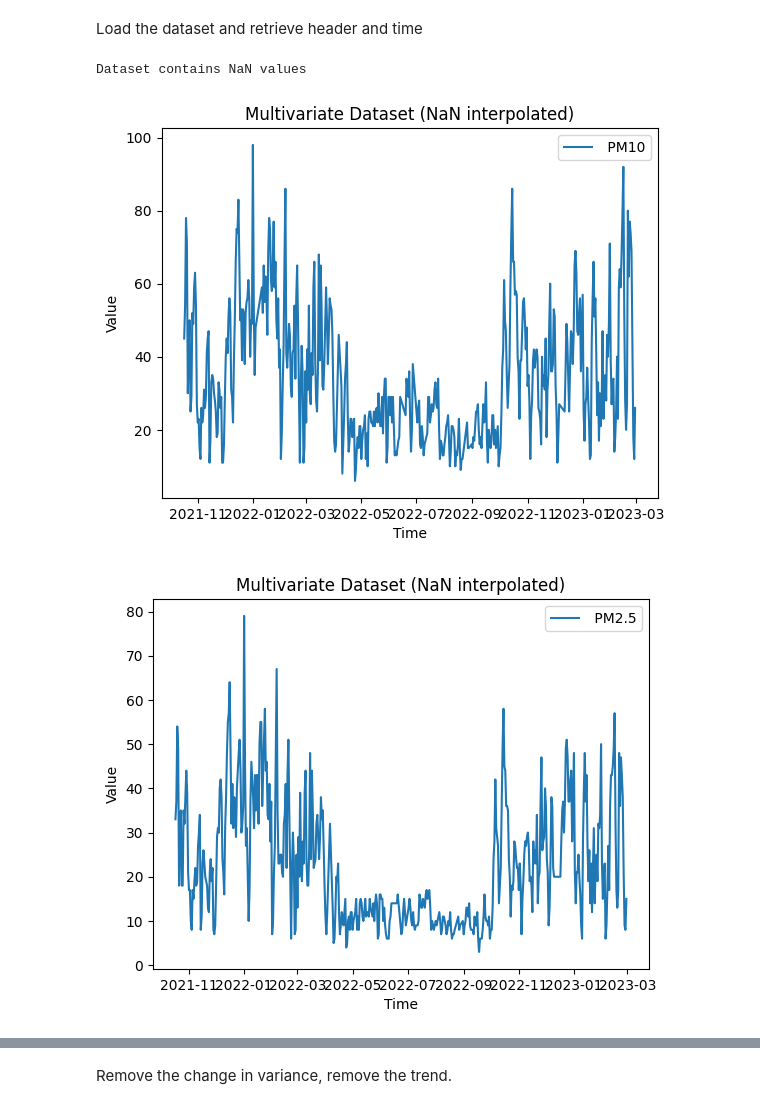
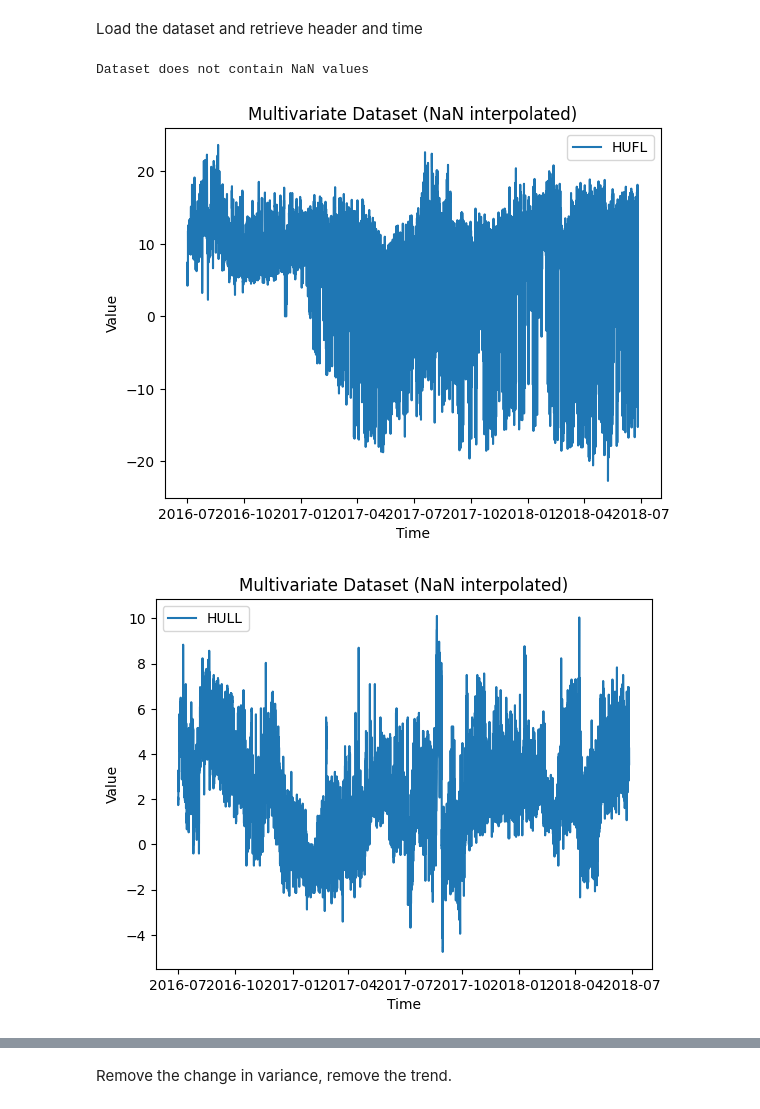
Before and after one commit to FilippoSavini/Seasonality-Algorithm, a Jupyter notebook: Multivariate/data_prep.ipynb, the cells around one changed output, grey strips where cells are left out. Cells and saved outputs as stored; diff of their text form; code cells hidden in the pictures.

```diff
--- a/Multivariate/data_prep.ipynb
+++ b/Multivariate/data_prep.ipynb
@@ -14,34 +14,34 @@ from scipy.stats import yeojohnson
 Load the dataset and retrieve header and time
 # %%
 #date_parser = lambda x: to_datetime(x, format="%Y/%m/%d")
-series = pd.read_csv('../dataset/ARPA/ARPA.csv', header=0, index_col=0, parse_dates=True)
+series = pd.read_csv('../dataset/ETT/ETTh1.csv', header=0, index_col=0, parse_dates=True)
 
 # Check for NaN values
 nan_check = series.isna().any().any()
 
 if nan_check:
     print("Dataset contains NaN values")
     upsampled= series.resample('D').mean()
     series = upsampled.interpolate(method = 'linear')
 else:
     print("Dataset does not contain NaN values")
 
 # Retrieve the header (column names) from the original DataFrame
 header = series.columns.tolist()
 
 # Create a time index for the entire period
 time_index = series.index
 
 # Plot each variable separately
 for column in series.columns:
     plt.plot(time_index, series[column], label=column)
 
     plt.title("Multivariate Dataset (NaN interpolated)")
     plt.xlabel("Time")
     plt.ylabel("Value")
     plt.legend()
     plt.show()
 # %% [output]
-Dataset contains NaN values
+Dataset does not contain NaN values
-[figure, old version]
+[figure, new version]
-[figure, old version]
+[figure, new version]
```
Also changed, not shown: parts of 3 cells of this notebook, 5 other files.
